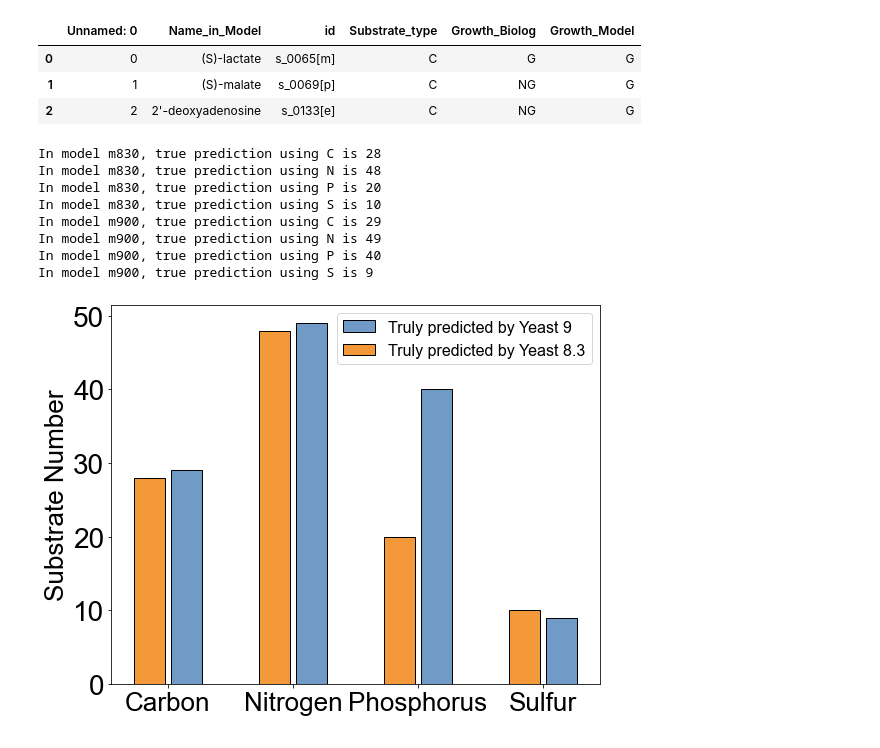
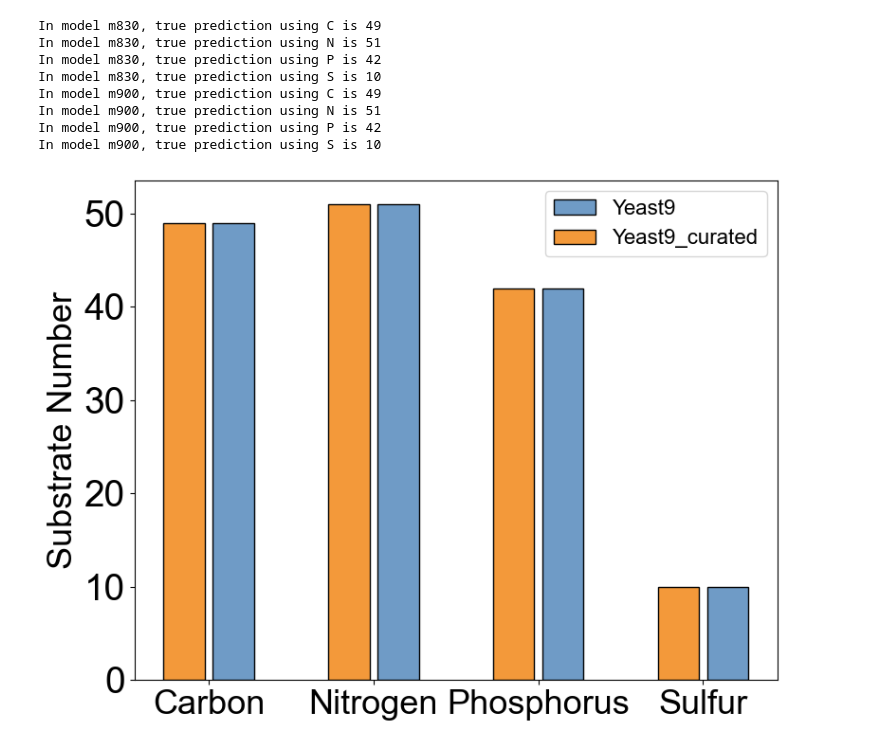
Before and after one commit to ChenYuGroup/AuxoYeast, a Jupyter notebook: code/Sub_use_fig.ipynb, the cells around one changed output. Cells and saved outputs as stored; diff of their text form; code cells hidden in the pictures.

Commit message:
fix: parameters, Yeast9 and other issues

```diff
--- a/code/Sub_use_fig.ipynb
+++ b/code/Sub_use_fig.ipynb
@@ -6,16 +6,9 @@ import matplotlib.pyplot as plt
 import numpy as np
 import seaborn as sns
 # %%
-m830 = pd.read_excel("./M_yeastGEM_v8__46__3__46__0_sub_use.xlsx", engine='openpyxl')
-m900 = pd.read_excel("./yeastGEM_develop_sub_use.xlsx", engine='openpyxl')
+m830 = pd.read_excel("./Yeast9_sub_use.xlsx", engine='openpyxl')
+m900 = pd.read_excel("./Yeast9_curated_sub_use.xlsx", engine='openpyxl')
 dataset = pd.read_table("./Biolog_Substrate.tsv")
-# %%
-m830.head(3)
-# %% [output]
-|  | Unnamed: 0 | Name_in_Model | id | Substrate_type | Growth_Biolog | Growth_Model |
-| 0 | 0 | (S)-lactate | s_0065[m] | C | G | G |
-| 1 | 1 | (S)-malate | s_0069[p] | C | NG | G |
-| 2 | 2 | 2'-deoxyadenosine | s_0133[e] | C | NG | G |
 # %%
 def source(data, s):
     new_data = pd.DataFrame(columns=data.columns)
@@ -76,45 +69,44 @@ for i in range(len(true9)):
         sum = true8[i] + cover8[i]
         bottom8.append(sum)
 plt.figure(figsize=(8, 6))
 plt.axes().set_facecolor('white')
-# plt.bar(r1, true9, width=barWidth, color='#6f9bc6', edgecolor='Black', label='Truly predicted by Yeast 9')
-# plt.bar(r2, true8, width=barWidth, color='#f3993a', edgecolor='Black', label='Truly predicted by Yeast 8.3')
-plt.bar(r2, true9, width=barWidth, color='#6f9bc6', edgecolor='Black', label='Truly predicted by Yeast 9')
-plt.bar(r1, true8, width=barWidth, color='#f3993a', edgecolor='Black', label='Truly predicted by Yeast 8.3')
+
+plt.bar(r2, true9, width=barWidth, color='#6f9bc6', edgecolor='Black', label='Yeast9')
+plt.bar(r1, true8, width=barWidth, color='#f3993a', edgecolor='Black', label='Yeast9_curated')
 
 # plt.bar(r1, cover9, width=barWidth, bottom=true9, color='#a4d4b0', edgecolor='white', label='substrates coverd by Yeast9')
 # plt.bar(r2, cover8, width=barWidth, bottom=true8, color='#f6b683', edgecolor='white', label='substrates coverd by Yeast8')
 #
 # plt.bar(r3, whole, width=barWidth, color='#ddedd7', edgecolor='white', label='whole dataset')
 font2 = {'family': 'Arial',
             'weight': 'normal',
             'size': 26,
             }
 font3 = {'family': 'Arial',
             'weight': 'normal',
             'size': 16,
             }
 
 plt.ylabel('Substrate Number', fontdict=font2)
 plt.xticks([r + 1.2 *barWidth/2 for r in range(len(sou))],
             ['Carbon', 'Nitrogen', 'Phosphorus', 'Sulfur'],
             fontproperties='Arial', size=26)
 plt.yticks(np.arange(0, 55, 10), fontproperties='Arial', size=28)
 plt.tick_params(top=False, bottom=True, left=True, right=False)
 plt.legend(prop=font3)
 plt.tight_layout()
 plt.savefig('sub_use.tif', dpi=600)
 plt.show()
 # %% [output]
-In model m830, true prediction using C is 28
-In model m830, true prediction using N is 48
-In model m830, true prediction using P is 20
+In model m830, true prediction using C is 49
+In model m830, true prediction using N is 51
+In model m830, true prediction using P is 42
 In model m830, true prediction using S is 10
-In model m900, true prediction using C is 29
-In model m900, true prediction using N is 49
-In model m900, true prediction using P is 40
-In model m900, true prediction using S is 9
+In model m900, true prediction using C is 49
+In model m900, true prediction using N is 51
+In model m900, true prediction using P is 42
+In model m900, true prediction using S is 10
-[figure, old version]
+[figure, new version]
 # %%
 !pip uninstall xlrd
 # %% [output]
```
Also changed, not shown: parts of 2 cells of this notebook, 6 other files.
